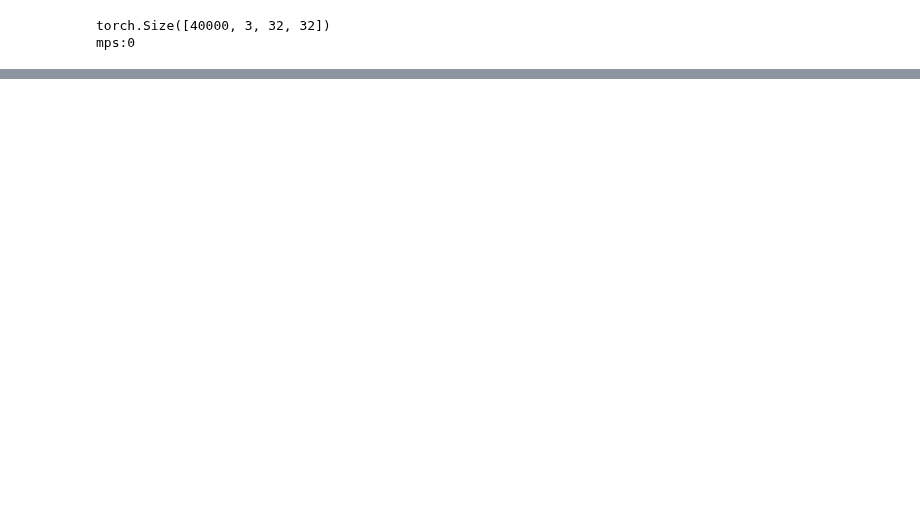
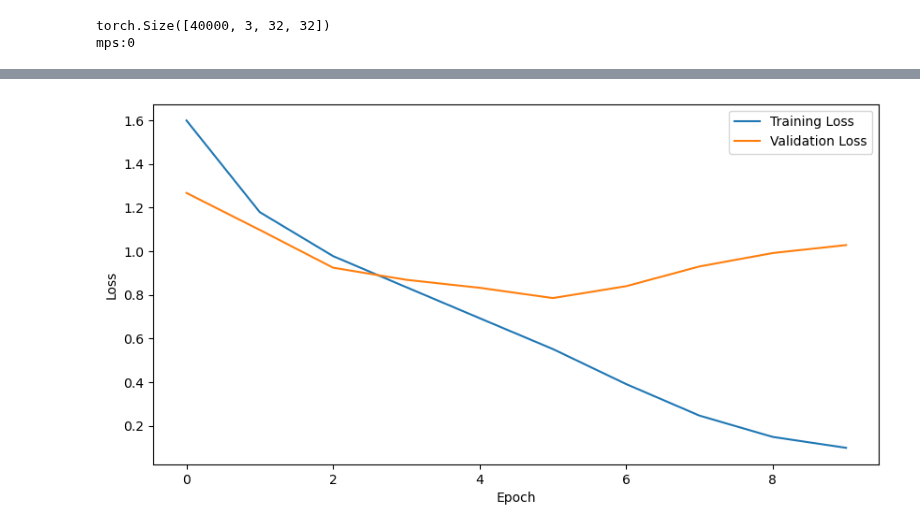
Before and after one commit to aryamanpandya99/computer_vision, a Jupyter notebook: resnets.ipynb, the cells around one changed output, grey strips where cells are left out. Cells and saved outputs as stored; diff of their text form; code cells hidden in the pictures; blank space fills up the shorter version.

```diff
--- a/resnets.ipynb
+++ b/resnets.ipynb
@@ -58,5 +59,5 @@ class ConvNet(nn.Module):
 # %%
-model = ConvNet(3, 10, [32, 64, 128, 256, 512]).to(device)
+model = ConvNet(3, 10, [64, 128, 256, 512, 1024], nn.LeakyReLU).to(device)
 # %%
 model
 # %% [output]
@@ -77,21 +78,3 @@ ConvNet(
   )
   (flatten): Flatten(start_dim=1, end_dim=-1)
 )
-# %%
-def train_model(model, train_loader, valid_loader, epochs=10, batch_size=32):
-    for epoch in range(epochs):
-        model.train()
-        for batch in train_loader:
-            x, y = batch
-            optim.zero_grad()
-            loss = loss_fn(model(x), y)
-            loss.backward()
-            optim.step()
-
-        if epoch % 10 == 0:
-            model.eval()
-            with torch.no_grad():
-                for batch in valid_loader:
-                    x, y = batch
-                    loss = loss_fn(model(x), y)
-                    print(f"Epoch {epoch}, Loss: {loss.item()}")
@@ -114,5 +153,5 @@ class CIFARCustomDataset(Dataset):
 train_ds = CIFARCustomDataset(x_train, y_train)
 valid_ds = CIFARCustomDataset(x_valid, y_valid)
 
-train_dl = DataLoader(train_ds, batch_size=32, shuffle=True)
-valid_dl = DataLoader(valid_ds, batch_size=32, shuffle=True)
+train_dl = DataLoader(train_ds, batch_size=16, shuffle=True)
+valid_dl = DataLoader(valid_ds, batch_size=16, shuffle=True)
@@ -119,3 +183,8 @@ valid_dl = DataLoader(valid_ds, batch_size=32, shuffle=True)
 # %%
-optim = torch.optim.Adam(model.parameters(), lr=0.001)
+optim = torch.optim.Adam(model.parameters(), lr=0.005, weight_decay=1e-5)
+scheduler = torch.optim.lr_scheduler.CosineAnnealingLR(optim, T_max=10)
 loss_fn = nn.CrossEntropyLoss()
+
+
+train_model(model, optim, loss_fn, train_dl, valid_dl, scheduler=scheduler, epochs=10, valid_every=1)
+# %% [output]
@@ -121,0 +201 @@ loss_fn = nn.CrossEntropyLoss()
+[figure, added]
```
Also changed, not shown: parts of 6 cells of this notebook.
